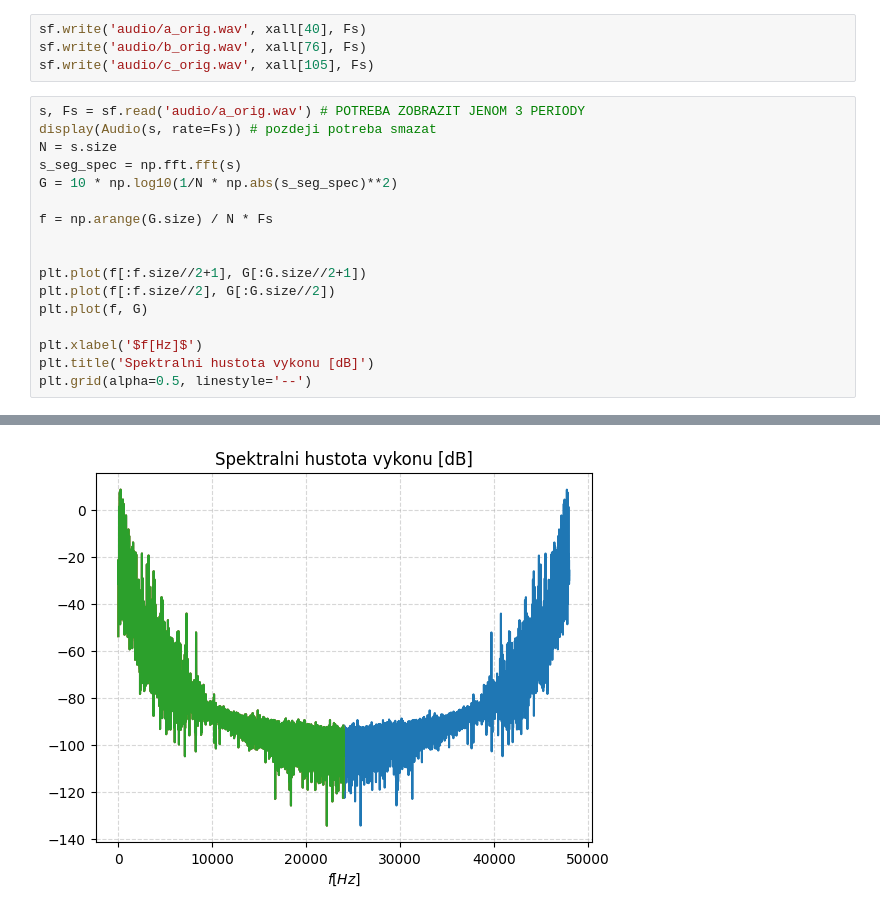
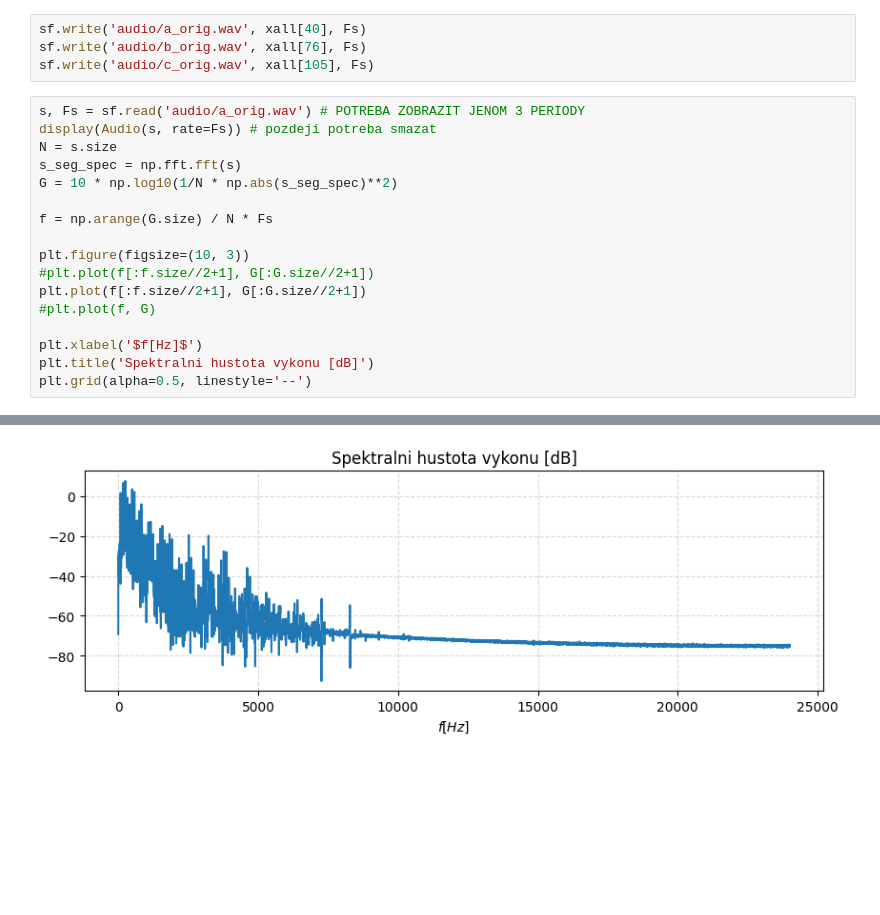
Before and after one commit to MOONYROS/VUT-ISS-project, a Jupyter notebook: xlukas15.ipynb, the cells around one changed output, grey strips where cells are left out. Saved outputs shown, nothing was run; the diff lists cells and outputs as text; blank space fills up the shorter version.

```diff
--- a/xlukas15.ipynb
+++ b/xlukas15.ipynb
@@ -43,20 +43,20 @@ sf.write('audio/c_orig.wav', xall[105], Fs)
 # %%
 s, Fs = sf.read('audio/a_orig.wav') # POTREBA ZOBRAZIT JENOM 3 PERIODY
 display(Audio(s, rate=Fs)) # pozdeji potreba smazat
 N = s.size
 s_seg_spec = np.fft.fft(s)
 G = 10 * np.log10(1/N * np.abs(s_seg_spec)**2)
 
 f = np.arange(G.size) / N * Fs
 
-
+plt.figure(figsize=(10, 3))
+#plt.plot(f[:f.size//2+1], G[:G.size//2+1])
 plt.plot(f[:f.size//2+1], G[:G.size//2+1])
-plt.plot(f[:f.size//2], G[:G.size//2])
-plt.plot(f, G)
+#plt.plot(f, G)
 
 plt.xlabel('$f[Hz]$')
 plt.title('Spektralni hustota vykonu [dB]')
 plt.grid(alpha=0.5, linestyle='--')
 # %% [output]
 [interactive output not drawn]
-[figure, old version]
+[figure, new version]
```
Also changed, not shown: parts of 3 cells of this notebook, 3 other files.
